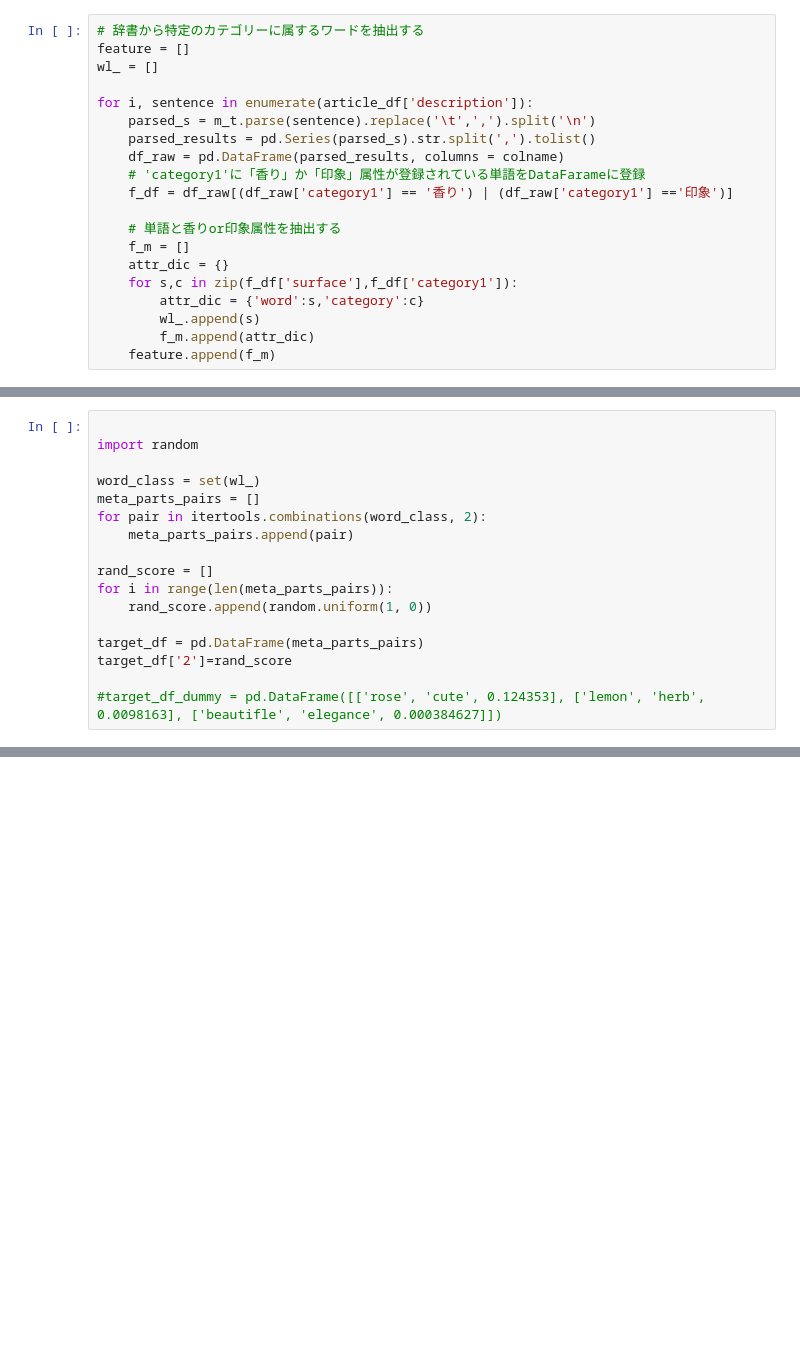
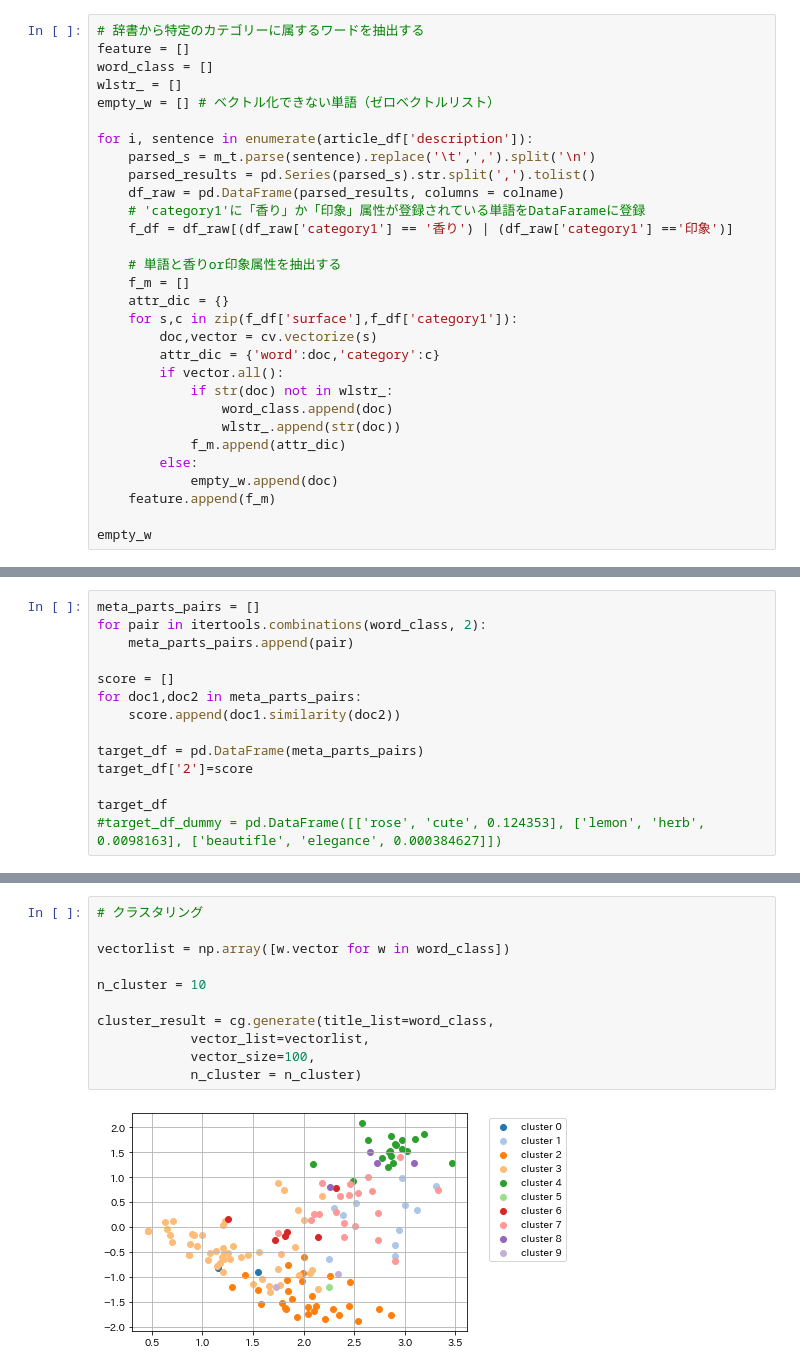
Before and after one commit to emtech-labs/fragrance_words_analysis, a Jupyter notebook: add_meta.ipynb, the cells around one changed output, grey strips where cells are left out. Saved outputs shown, nothing was run; the diff lists cells and outputs as text; blank space fills up the shorter version.

```diff
--- a/add_meta.ipynb
+++ b/add_meta.ipynb
@@ -17,7 +29,9 @@ colname = ['surface', 'pos1', 'pos2', 'empty1', 'empty2', 'empty3', 'empty4', 'n
 # %%
 # 辞書から特定のカテゴリーに属するワードを抽出する
 feature = []
-wl_ = []
+word_class = []
+wlstr_ = []
+empty_w = [] # ベクトル化できない単語（ゼロベクトルリスト）
 
 for i, sentence in enumerate(article_df['description']):
     parsed_s = m_t.parse(sentence).replace('\t',',').split('\n')
@@ -30,7 +44,15 @@ for i, sentence in enumerate(article_df['description']):
     f_m = []
     attr_dic = {}
     for s,c in zip(f_df['surface'],f_df['category1']):
-        attr_dic = {'word':s,'category':c}
-        wl_.append(s)
-        f_m.append(attr_dic)
+        doc,vector = cv.vectorize(s)
+        attr_dic = {'word':doc,'category':c}
+        if vector.all():
+            if str(doc) not in wlstr_:
+                word_class.append(doc)
+                wlstr_.append(str(doc))
+            f_m.append(attr_dic)
+        else:
+            empty_w.append(doc)
     feature.append(f_m)
+
+empty_w
@@ -37,17 +77,14 @@ for i, sentence in enumerate(article_df['description']):
 # %%
-
-import random
-
-word_class = set(wl_)
 meta_parts_pairs = []
 for pair in itertools.combinations(word_class, 2):
     meta_parts_pairs.append(pair)
 
-rand_score = []
-for i in range(len(meta_parts_pairs)):
-    rand_score.append(random.uniform(1, 0))
+score = []
+for doc1,doc2 in meta_parts_pairs:
+    score.append(doc1.similarity(doc2))
 
 target_df = pd.DataFrame(meta_parts_pairs)
-target_df['2']=rand_score
+target_df['2']=score
 
+target_df
 #target_df_dummy = pd.DataFrame([['rose', 'cute', 0.124353], ['lemon', 'herb', 0.0098163], ['beautifle', 'elegance', 0.000384627]])
@@ -58,2 +105,15 @@ target_df['2']=rand_score
+# %%
+# クラスタリング
+
+vectorlist = np.array([w.vector for w in word_class])
+
+n_cluster = 10
+
+cluster_result = cg.generate(title_list=word_class,
+            vector_list=vectorlist,
+            vector_size=100,
+            n_cluster = n_cluster)
+# %% [output]
+[figure, added]
 # %%
 # クラスタリング結果
```
Also changed, not shown: parts of 20 cells of this notebook, 6 other files.
